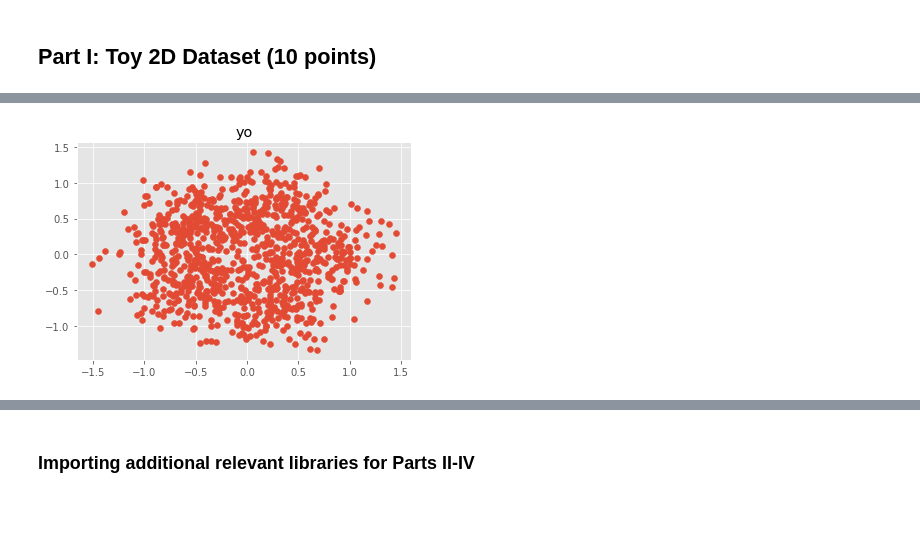
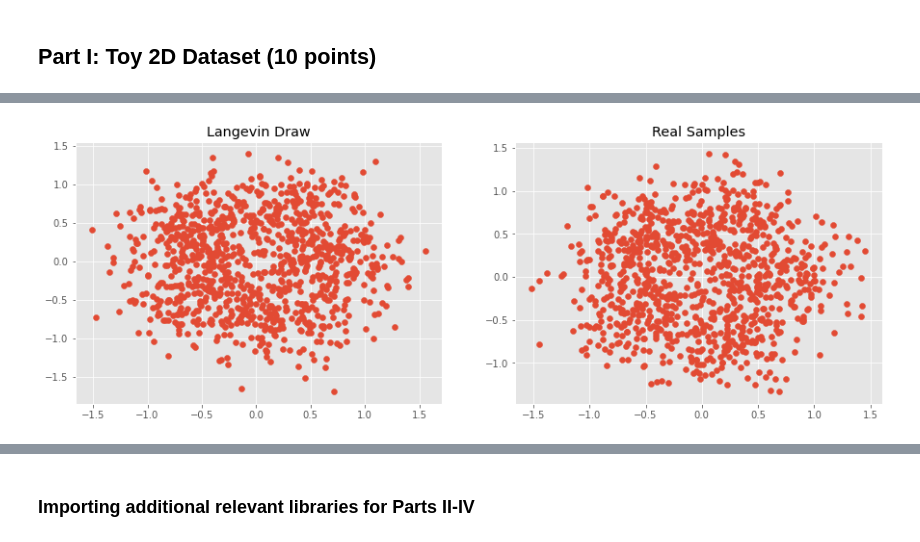
Before and after one commit to Hannibal96/Statistical-Methods-in-Image-Processing-EE-048954, a Jupyter notebook: HW2_Spring2022_Langevin_Dynamics_and_EBMs.ipynb, the cells around one changed output, grey strips where cells are left out. Drawn from its saved outputs; the diff is of its cells as text; code cells hidden in the pictures; blank space fills up the shorter version.

```diff
--- a/HW2_Spring2022_Langevin_Dynamics_and_EBMs.ipynb
+++ b/HW2_Spring2022_Langevin_Dynamics_and_EBMs.ipynb
@@ -109 +95,8 @@ def log_gradient_p(x, sigma_2=0.1, mu=centers):
+# %%
+def langevin_dynamics(N=5000, S=1000, sigma_2=0.1, factored_epsilon=10/256):
+    x = np.random.uniform(low=-3, high=3, size=(S,2))
+    for i in tqdm.tqdm(range(N)):
+        x = langevin_step(x_n=x, sigma_2=sigma_2, factored_epsilon=factored_epsilon)
+
+    return x
 # %%
@@ -117,12 +107,3 @@ def langevin_step(x_n, factored_epsilon=10/256):
-# %%
-def langevin_dynamics(N=5000, S=1000):
-    x = np.random.uniform(low=-3, high=3, size=(S,2))
-    for i in tqdm.tqdm(range(N)):
-        #print(x)
-        #print("="*10)
-        x = langevin_step(x_n=x)
-
-    return x
 # %%
 def plot_scatter(samples, title, group=None):
     if group is not None:
@@ -131,3 +112,18 @@ def plot_scatter(samples, title, group=None):
         plt.scatter(samples[:, 0], samples[:, 1])
     plt.title(title)
     plt.show()
+# %%
+def sub_plot_scatter(samples_list, titles_list, width, figsize=(15,5)):
+    N = len(samples_list)
+    fig, axes = plt.subplots(1, 2, figsize=figsize)
+    rows = int(N/width)
+
+    for i in range(rows):
+        for j in range(width):
+            idx = rows * i + j
+            if rows > 1:
+                axes[i,j] = plt.scatter(samples_list[idx][:, 0], samples_list[idx][:, 1])
+                axes[i,j].set_title(titles_list[idx])
+            else:
+                axes[idx].set_title(titles_list[idx])
+                axes[idx].scatter(samples_list[idx][:, 0], samples_list[idx][:, 1])
@@ -140,4 +134,4 @@ plot_scatter(samples=x, title='ello')
-# %%
-plot_scatter(samples=real_samples, title='yo')
-# %% [output]
-[figure, removed]
+# %%
+sub_plot_scatter(samples_list=[x, real_samples], titles_list=['Langevin Draw', 'Real Samples'], width=2)
+# %% [output]
+[figure, added]
```
Also changed, not shown: parts of 21 cells of this notebook.
